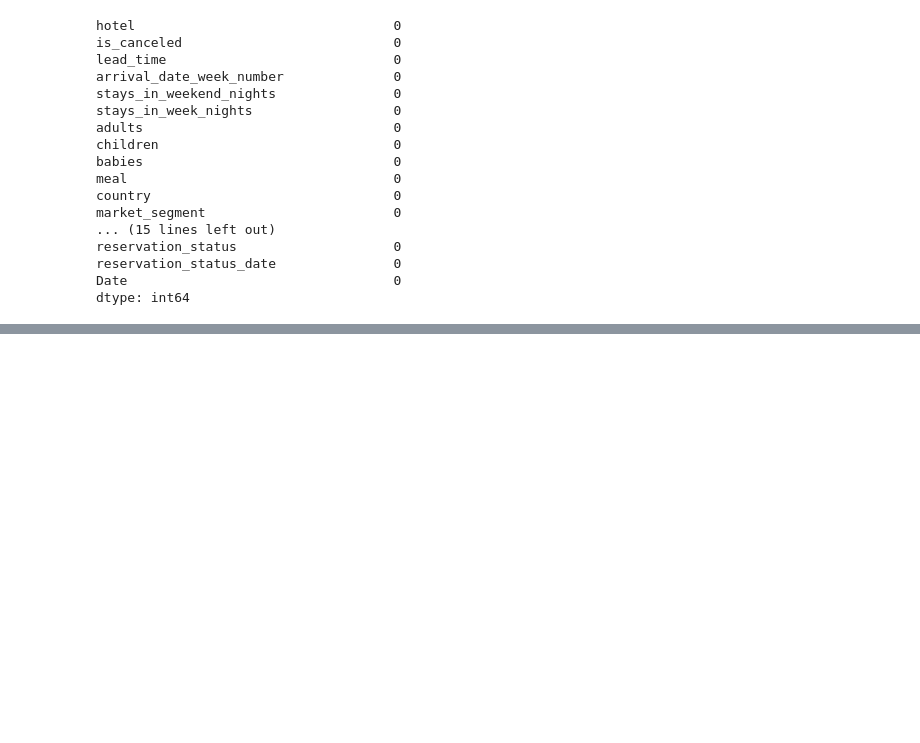
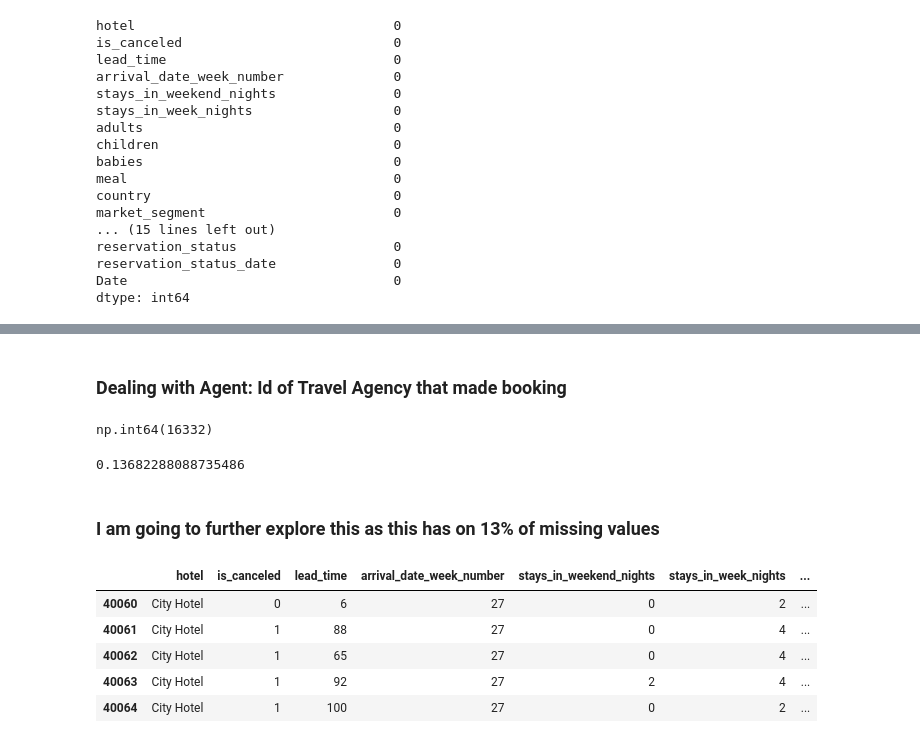
Before and after one commit to vamsi4476/Data-Cleaning-Practise, a Jupyter notebook: 1-Data-Importation.ipynb, the cells around one changed output, grey strips where cells are left out. Cells and saved outputs as stored; diff of their text form; code cells hidden in the pictures; blank space fills up the shorter version.

```diff
--- a/1-Data-Importation.ipynb
+++ b/1-Data-Importation.ipynb
@@ -399,0 +419,21 @@ dtype: int64
+# %% [markdown]
+<h3> Dealing with Agent: Id of Travel Agency that made booking
+# %%
+hotels_data_v1['agent'].isnull().sum()
+# %% [output]
+np.int64(16332)
+# %%
+16332/119366
+# %% [output]
+0.13682288088735486
+# %% [markdown]
+<h3> I am going to further explore this as this has on 13% of missing values
+# %%
+hotels_data_v1.head()
+# %% [output]
+|  | hotel | is_canceled | lead_time | arrival_date_week_number | stays_in_weekend_nights | stays_in_week_nights | ... |
+| 40060 | City Hotel | 0 | 6 | 27 | 0 | 2 | ... |
+| 40061 | City Hotel | 1 | 88 | 27 | 0 | 4 | ... |
+| 40062 | City Hotel | 1 | 65 | 27 | 0 | 4 | ... |
+| 40063 | City Hotel | 1 | 92 | 27 | 2 | 4 | ... |
+| 40064 | City Hotel | 1 | 100 | 27 | 0 | 2 | ... |
```
Also changed, not shown: parts of 19 cells of this notebook, 2 other files.
